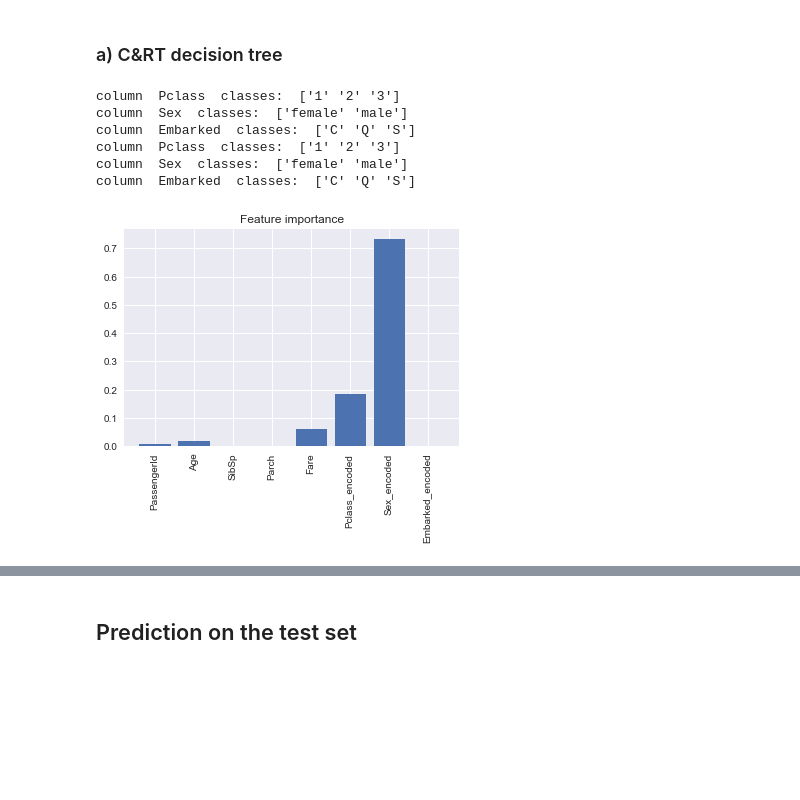
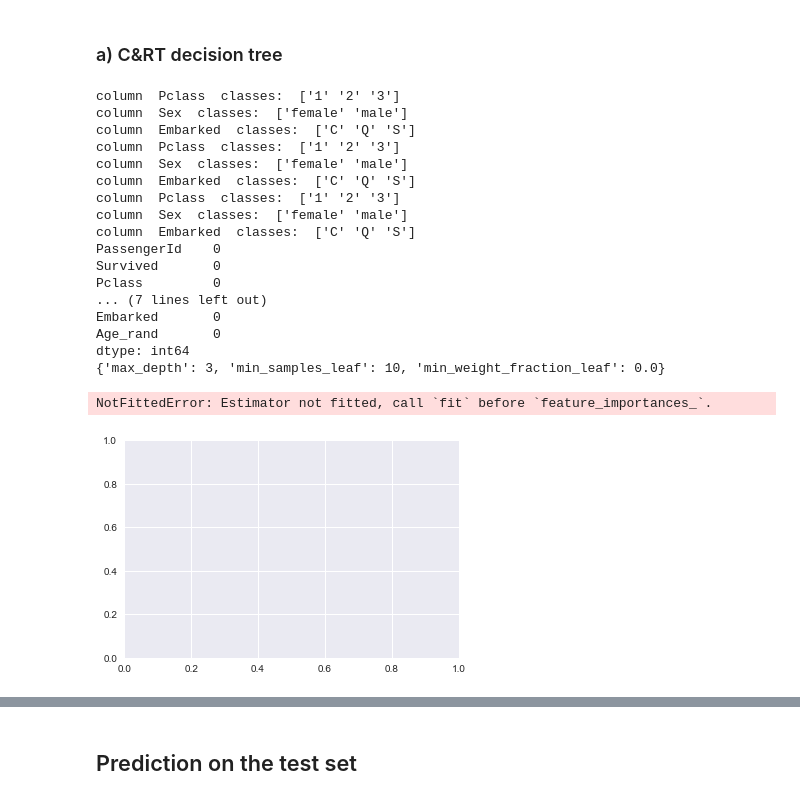
Before and after one commit to mknorps/DataScience-Projects, a Jupyter notebook: Titanic_meets_decision_Trees.ipynb, the cells around one changed output, grey strips where cells are left out. Drawn from its saved outputs; the diff is of its cells as text; code cells hidden in the pictures; blank space fills up the shorter version.

Commit message:
making code more readabe+grid search

```diff
--- a/Titanic_meets_decision_Trees.ipynb
+++ b/Titanic_meets_decision_Trees.ipynb
@@ -136,7 +138,6 @@ dtype: int64
 
 I will use [Kaggle, Anisotropic profile](https://www.kaggle.com/arthurtok/interactive-porto-insights-a-plot-ly-tutorial) to get the data analysis step by step.
 # %%
+combined_cleaned = {}
 for i,data in combined.items():
-    data.drop('Cabin', 1,inplace=True)
-
-data_optimized.isnull().sum()
+    combined_cleaned[i] = data.drop('Cabin', 1).copy()
@@ -247,14 +220,14 @@ For "Age" column as a first attempt we will use age distribution $F_{Age}$ known
 # %%
 # filling NaN in "Embarked" and "Fare"
 
-for i,data in combined.items():
+for i,data in combined_cleaned.items():
     data["Embarked"].fillna(value="S",inplace=True) # S is most popular value
     mean_Fare = data["Fare"].mean()
     data["Fare"].fillna(value=mean_Fare,inplace=True)
 # %%
 # filling NaN in "Age"
 fig, ax = plt.subplots( figsize=(6,4))
-x = data["Age"].dropna()
+x = combined_cleaned["train"]["Age"].dropna()
 hist, bins = np.histogram( x,bins=15)
 
 #plot of histogram
@@ -270,55 +243,73 @@ bin_centers = 0.5*(bins[:len(bins)-1]+bins[1:])
 probabilities = hist/hist.sum()
 
 #dictionary with random numbers from existing age distribution
-rand_age = {}
-for i,data in combined.items():
-    rand_age[i] = {}
-    for x in range(len(data["Age"].isnull())):
-        rand_age[i][x] = np.random.choice(bin_centers, p=probabilities)
+for i,data in combined_cleaned.items():
+    data["Age_rand"] = data["Age"].apply(lambda v: np.random.choice(bin_centers, p=probabilities))
+    Age_null_list   = data[data["Age"].isnull()].index
 
-    #filling "Age" NaNs
-    data["Age"].fillna(value=rand_age[i],inplace=True)
+    data.loc[Age_null_list,"Age"] = data.loc[Age_null_list,"Age_rand"]
 # %% [markdown]
 ## 4. Modelling
 # %% [markdown]
 ### a) C&RT decision tree
 # %%
 from sklearn import preprocessing,tree
+from sklearn.model_selection import GridSearchCV
 
 tree_data = {}
 tree_data_category = {}
 
-for i,data in combined.items():
+for i,data in combined_cleaned.items():
     tree_data[i] = data.select_dtypes(include=['float32','int16','int8']).copy()
     tree_data_category[i] = data.select_dtypes(include=['category'])
 
     #categorical variables handling
     for column in tree_data_category[i].columns:
         le = preprocessing.LabelEncoder()
         le.fit(data[column])
         print( "column ", column, " classes: ",le.classes_)
         tree_data[i][column+"_encoded"] = le.transform(data[column])
 
-clf = tree.DecisionTreeClassifier(min_samples_leaf=20, max_depth=4,min_weight_fraction_leaf=0.1 )
+#finding best fit with gridsearch
+param_grid = {'min_samples_leaf':np.arange(10,50,5),
+              'max_depth':np.arange(3,7),
+              'min_weight_fraction_leaf':np.arange(0,0.4,0.1)}
+clf = tree.DecisionTreeClassifier()
+tree = GridSearchCV(clf, param_grid)
+print(combined_cleaned["train"].isnull().sum())
+
 X =  tree_data["train"]
-Y = combined["train"]["Survived"]
-clf.fit(X,Y)
+Y = combined_cleaned["train"]["Survived"]
+tree.fit(X,Y)
 
+print(tree.best_params_)
 
 train_columns = tree_data["train"].columns
 fig, ax = plt.subplots( figsize=(6,4))
 ax.bar(range(len(train_columns)),clf.feature_importances_ )
 plt.xticks(range(len(train_columns)),train_columns,rotation=90)
 ax.set_title("Feature importance")
 plt.show()
 # %% [output]
 column  Pclass  classes:  ['1' '2' '3']
 column  Sex  classes:  ['female' 'male']
 column  Embarked  classes:  ['C' 'Q' 'S']
 column  Pclass  classes:  ['1' '2' '3']
 column  Sex  classes:  ['female' 'male']
 column  Embarked  classes:  ['C' 'Q' 'S']
+column  Pclass  classes:  ['1' '2' '3']
+column  Sex  classes:  ['female' 'male']
+column  Embarked  classes:  ['C' 'Q' 'S']
+PassengerId    0
+Survived       0
+Pclass         0
+... (7 lines left out)
+Embarked       0
+Age_rand       0
+dtype: int64
+{'max_depth': 3, 'min_samples_leaf': 10, 'min_weight_fraction_leaf': 0.0}
+NotFittedError: Estimator not fitted, call `fit` before `feature_importances_`.
-[figure, old version]
+[figure, new version]
 # %%
 import graphviz
 
```
Also changed, not shown: parts of 17 cells of this notebook.
